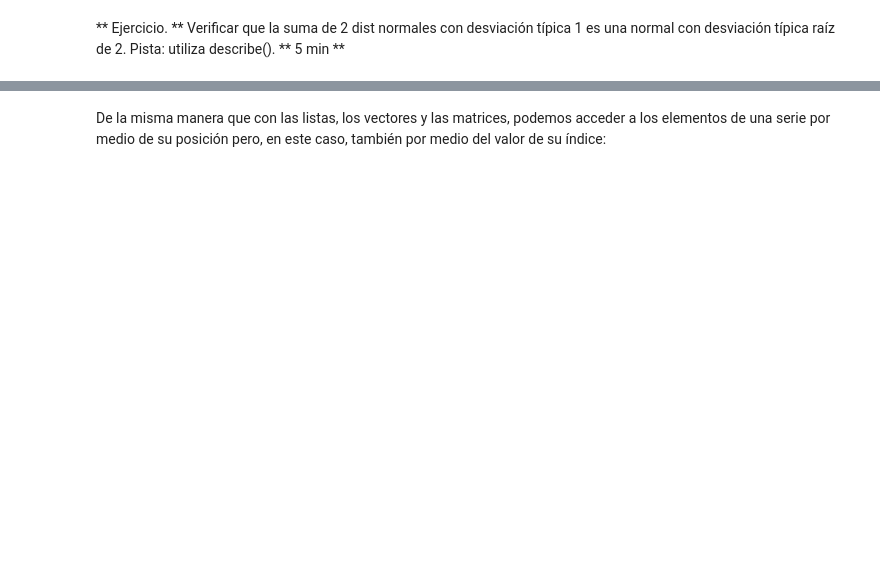
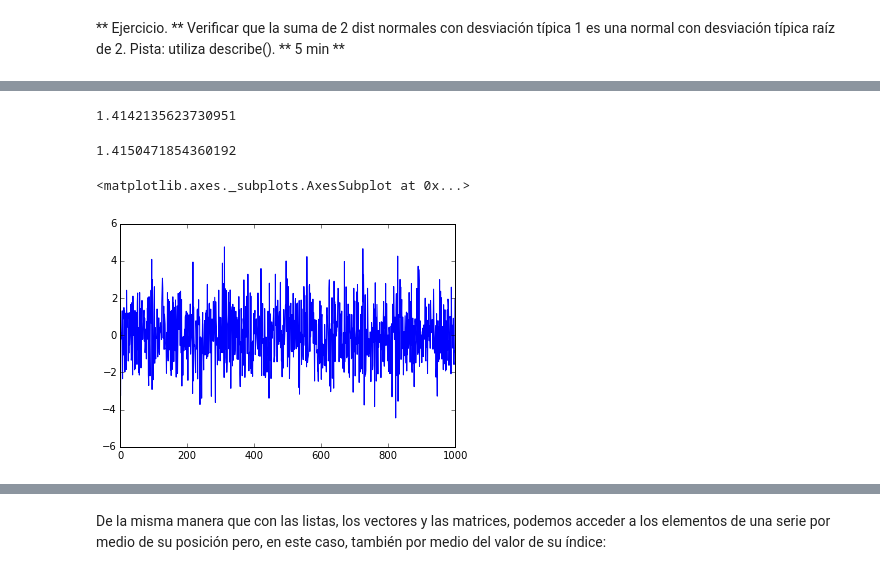
Before and after one commit to PacoSalas/Gesti-n-de-tesorer-a-con-Python, a Jupyter notebook: Sesion2.ipynb, the cells around one changed output, grey strips where cells are left out. Saved outputs shown, nothing was run; the diff lists cells and outputs as text; code cells hidden in the pictures; blank space fills up the shorter version.

```diff
--- a/Sesion2.ipynb
+++ b/Sesion2.ipynb
@@ -24,3 +79,8 @@ Además de atributos, los objectos disponen de una colección de funciones que t
 ** Ejercicio. ** Verificar que la suma de 2 dist normales con desviación típica 1 es una normal con desviación típica raíz de 2. Pista: utiliza describe().  ** 5 min **
 # %%
 # Comprobar que la suma de 2 dist normales con std1 = 1 es una normal con std np.sqrt(2) raiz de 2. Utiliza describe
+s1 = np.random.normal(0, 1, size=1000)
+s2 = np.random.normal(0, 1, size=1000)
+# %%
+s3 = pd.Series(s1+s2)
+s3.describe()
@@ -27,2 +97,10 @@ Además de atributos, los objectos disponen de una colección de funciones que t
+# %%
+np.sqrt(2)
+# %% [output]
+1.4142135623730951
+# %%
+np.std(s3)
+# %% [output]
+1.4150471854360192
 # %%
 # Importar matplotlib.pyplot para representar
@@ -29,3 +109,7 @@ Además de atributos, los objectos disponen de una colección de funciones que t
 # %%
-# Representa la serie s
+# Representa la serie s3
+s3.plot()
+# %% [output]
+<matplotlib.axes._subplots.AxesSubplot at 0x...>
+[figure, added]
 # %%
```
Also changed, not shown: parts of 52 cells of this notebook, 9 other files.
